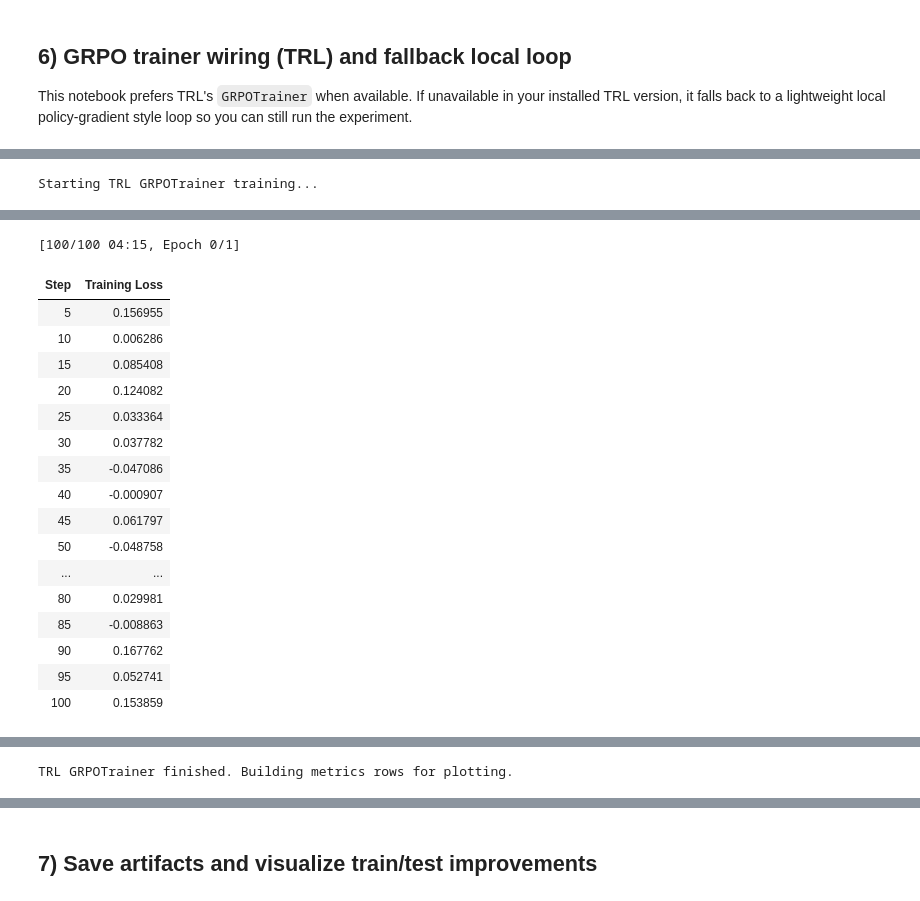
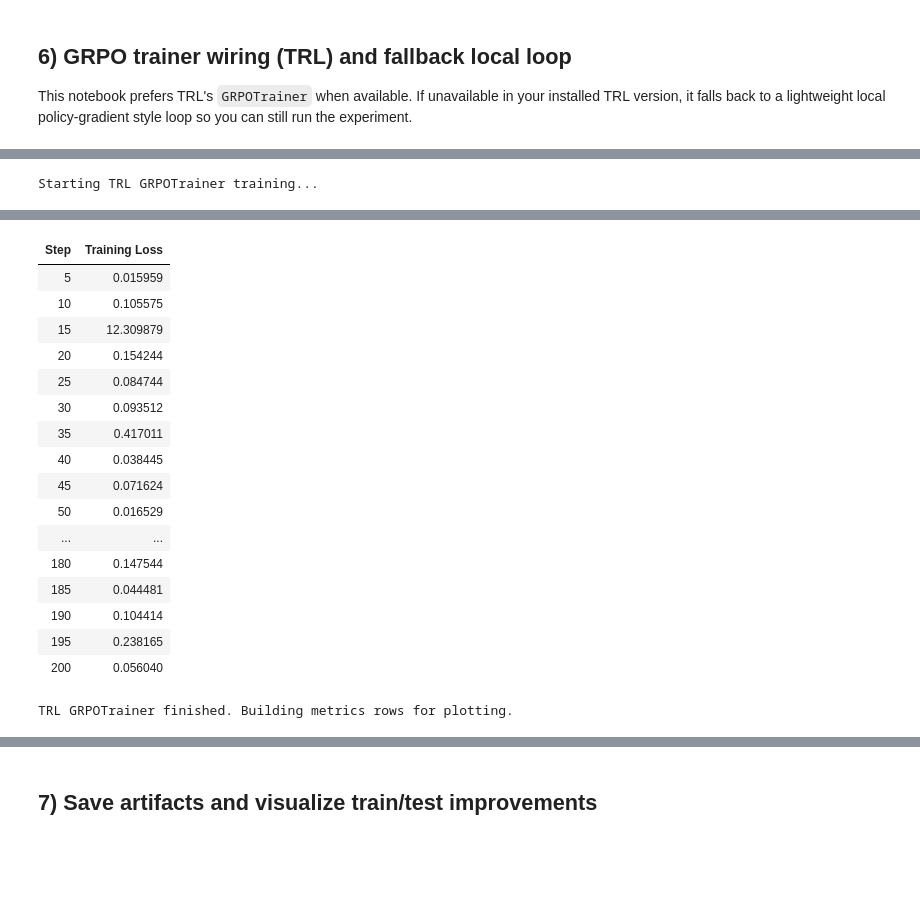
Before and after one commit to sahil-kabir/DrugGPTGPCR, a Jupyter notebook: grpo_druggpt_gpcr_experiment.ipynb, the cells around one changed output, grey strips where cells are left out. Cells and saved outputs as stored; diff of their text form; code cells hidden in the pictures; blank space fills up the shorter version.

```diff
--- a/grpo_druggpt_gpcr_experiment.ipynb
+++ b/grpo_druggpt_gpcr_experiment.ipynb
@@ -260,21 +265,22 @@ model = GPT2LMHeadModel.from_pretrained(MODEL_NAME, torch_dtype=_policy_dtype).t
 model.train()
 
 def generate_decoded(prompt: str, max_new_tokens: int = 96):
-    """Match TRL GRPO: decode only generated tokens, then ``prompt + completion`` so ``<L>`` stays available."""
     input_ids = torch.tensor(tokenizer.encode(prompt), dtype=torch.long).unsqueeze(0).to(device)
     prompt_len = int(input_ids.shape[1])
     attention_mask = input_ids.ne(tokenizer.pad_token_id).float()
+
     with torch.no_grad():
         out = model.generate(
             input_ids,
             do_sample=True,
-            top_k=9,
-            top_p=0.9,
-            temperature=1.0,
+            temperature=0.9,
+            top_p=1.0,
+            top_k=0,
             max_new_tokens=max_new_tokens,
             attention_mask=attention_mask,
             pad_token_id=tokenizer.eos_token_id,
         )
+
     gen_ids = out[0, prompt_len:]
     completion = tokenizer.decode(gen_ids, skip_special_tokens=True)
     return prompt + completion
@@ -294,6 +300,9 @@ This notebook prefers TRL's `GRPOTrainer` when available. If unavailable in your
 from collections import defaultdict
 from datetime import datetime
 from datasets import Dataset
+from transformers import LogitsProcessor
+from rdkit import RDLogger
+RDLogger.DisableLog('rdApp.*')
 
 OUTPUT_DIR = Path("outputs/grpo_druggpt")
 OUTPUT_DIR.mkdir(parents=True, exist_ok=True)
@@ -301,9 +310,6 @@ OUTPUT_DIR.mkdir(parents=True, exist_ok=True)
 metrics = []
 INVALID_TRACK = []
 
-max_steps = 100
-train_batch_size = 4
-test_eval_every = 10
 test_batch_size = 16
 
 use_trl_grpo = True
@@ -350,27 +356,33 @@ if use_trl_grpo and trl_grpo_available:
         train_df[["prompt", "gpcr_binding_encoded"]].reset_index(drop=True)
     )
 
+    class ClampLogitsProcessor(LogitsProcessor):
+        def __call__(self, input_ids, scores):
+            return torch.clamp(scores, -50, 50)
+
     grpo_config = GRPOConfig(
         output_dir=str(OUTPUT_DIR / "trl_grpo"),
         use_cpu=_grpo_use_cpu,
         bf16=(device.type == "cuda"),
-        learning_rate=3e-6,
+        learning_rate=1e-9,
         per_device_train_batch_size=1,
         gradient_accumulation_steps=4,
         # Keep generation settings divisible to satisfy TRL GRPO constraints.
-        num_generations=4,
-        generation_batch_size=4,
-        max_steps=100,
+        num_generations=12,
+        generation_batch_size=12,
+        max_steps=200,
         logging_steps=5,
         save_steps=20,
-        max_completion_length=96,
+        max_completion_length=96, # could lower to 64 ?
         report_to=[],
         # Sampling: use temperature for diversity. Avoid top_k + top_p together — on some setups (esp. MPS)
         # stacked filters can zero out all mass and make torch.multinomial fail with inf/nan probabilities.
-        temperature=1.05,
+        temperature=0.9,
         top_p=1.0,
         top_k=0,
+        beta=0.02,
     )
+    grpo_config.logits_processor = [ClampLogitsProcessor()]
 
     grpo_trainer = GRPOTrainer(
         model=model,
@@ -402,6 +414,7 @@ if use_trl_grpo and trl_grpo_available:
             }
         )
 
+    model.eval()
     # Add comparable test snapshots at logged steps.
     unique_steps = sorted(set(trl_steps))
     for step_val in unique_steps:
@@ -441,6 +454,11 @@ def estimate_sequence_logprob(input_ids: torch.Tensor):
         return token_lp.mean()
 
 """
+max_steps = 100
+train_batch_size = 8
+test_eval_every = 10
+test_batch_size = 16
+
 if (not use_trl_grpo) or (not trl_grpo_available):
     print("Running local surrogate GRPO-style loop (fallback path).")
 for step in range(1, max_steps + 1):
@@ -527,18 +549,18 @@ Starting TRL GRPOTrainer training...
+| Step | Training Loss |
+| 5 | 0.015959 |
+| 10 | 0.105575 |
+| 15 | 12.309879 |
+| 20 | 0.154244 |
+| 25 | 0.084744 |
+| 30 | 0.093512 |
+| 35 | 0.417011 |
+| 40 | 0.038445 |
+| 45 | 0.071624 |
+| 50 | 0.016529 |
+| ... | ... |
+| 180 | 0.147544 |
+| 185 | 0.044481 |
+| 190 | 0.104414 |
+| 195 | 0.238165 |
+| 200 | 0.056040 |
-[100/100 04:15, Epoch 0/1]
+TRL GRPOTrainer finished. Building metrics rows for plotting.
-| Step | Training Loss |
-| 5 | 0.156955 |
-| 10 | 0.006286 |
-| 15 | 0.085408 |
-| 20 | 0.124082 |
-| 25 | 0.033364 |
-| 30 | 0.037782 |
-| 35 | -0.047086 |
-| 40 | -0.000907 |
-| 45 | 0.061797 |
-| 50 | -0.048758 |
-| ... | ... |
-| 80 | 0.029981 |
-| 85 | -0.008863 |
-| 90 | 0.167762 |
-| 95 | 0.052741 |
-| 100 | 0.153859 |
@@ -562 +566,0 @@ Starting TRL GRPOTrainer training...
-TRL GRPOTrainer finished. Building metrics rows for plotting.
```
Also changed, not shown: parts of 3 cells of this notebook.
